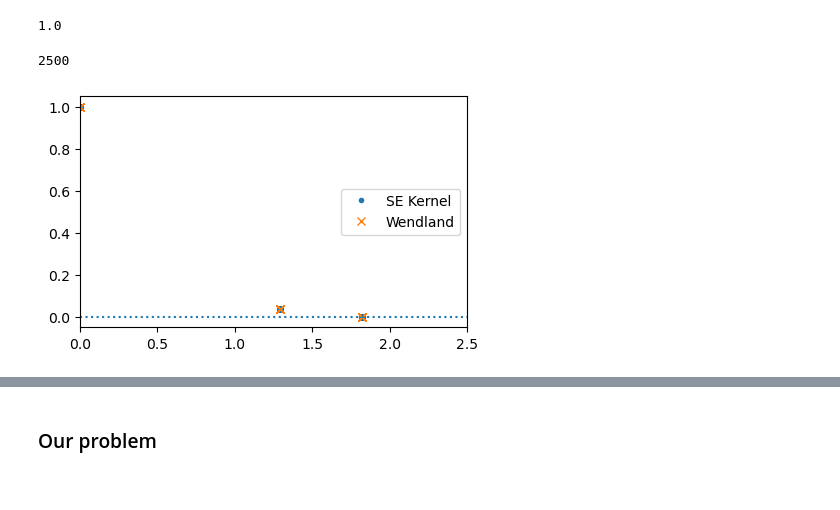
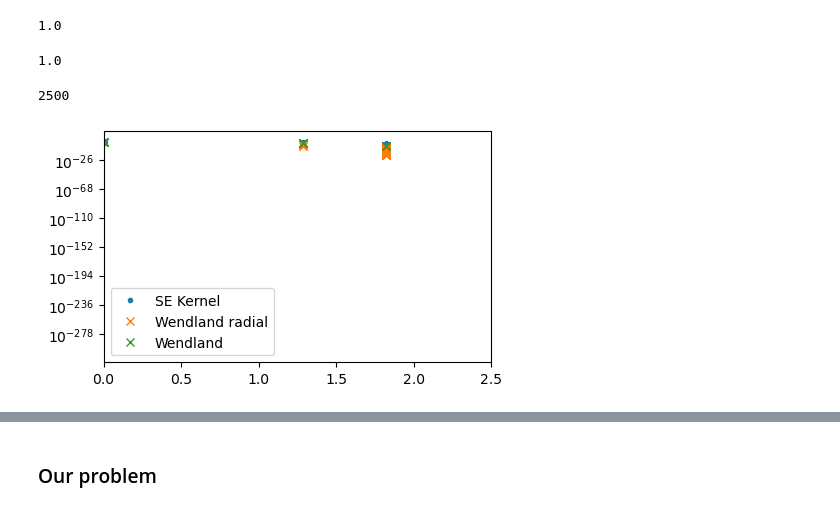
Before and after one commit to mariajmellado/Frank2D, a Jupyter notebook: Notebooks/9_October_Wendland.ipynb, the cells around one changed output, grey strips where cells are left out. Saved outputs shown, nothing was run; the diff lists cells and outputs as text; code cells hidden in the pictures.

```diff
--- a/Notebooks/9_October_Wendland.ipynb
+++ b/Notebooks/9_October_Wendland.ipynb
@@ -287,6 +288,18 @@ def Wendland_kernel(amplitude, H, threshold = 1, j = 4, k = 1):
     print(r' type?:  ϕ_{', j-k,',',  k, '}')
 
     return  amplitude * factor * P_k(r_normalized, k)
+# %%
+def Wendland_kernel_radial(amplitude, H1, H2, threshold = 1, j = 4, k = 1):
+    r = np.sqrt((u1-u2)**2 + (v1-v2)**2)
+    theta = np.sqrt(np.abs(np.arctan2(v1, u1)- np.arctan2(v2, u2)))
+
+    r_normalized = r/H1
+    theta_normalized = theta/H2
+    factor = (1 - (r_normalized + theta_normalized))**j
+    factor[(r_normalized + theta_normalized) > threshold] = 0
+
+    print(r' type?:  ϕ_{', j-k,',',  k, '}')
+    return  amplitude * factor * P_k(r_normalized, k)
 # %% [markdown]
 #### Let's do a fit
 # %%
@@ -334,6 +355,6 @@ matrixSE = SE_kernel(l = l)
 # %%
 # Wendland Kernel
-matrixW = Wendland_kernel(1, H_41, j = 4, k = 1)
+matrixW_radial = Wendland_kernel_radial(1, H_41, 2*np.pi, j = 4, k = 1)
 # %% [output]
  type?:  ϕ_{ 3 , 1 }
 # %%
@@ -346,6 +367,11 @@ matrixW_f = (matrixW).flatten()
 np.max(matrixW_f)
 # %% [output]
 1.0
+# %%
+matrixW_f_r = (matrixW_radial).flatten()
+np.max(matrixW_f_r)
+# %% [output]
+1.0
 # %%
 # The differents values on  the plot in q = 0 are the diagonal values in the kernel.
 matrixSE_0 = matrixSE_f[np.where(q_f==0)[0]]
@@ -355,13 +381,15 @@ len(matrixSE_0)
 # %%
 plt.figure(figsize=(5,3))
 plt.plot(q_f/(2*l), matrixSE_f, ls = 'None', marker = '.', label = 'SE Kernel')
+plt.plot(q_f/(2*l), matrixW_f_r, ls = 'None', marker = 'x', label = 'Wendland radial' )
 plt.plot(q_f/(2*l), matrixW_f, ls = 'None', marker = 'x', label = 'Wendland' )
 plt.xlim(0, 2.5)
 plt.axhline(0, ls= ':')
+plt.yscale('log')
 plt.legend(loc = 'best')
 plt.show()
 # %% [output]
-[figure, old version]
+[figure, new version]
 # %%
 plt.figure(figsize=(5,3))
 plt.plot(q_f/(2*l), matrixSE_f, ls = 'None', marker = '.', label = 'SE Kernel')
```
Also changed, not shown: parts of 12 cells of this notebook, 17 other files.
